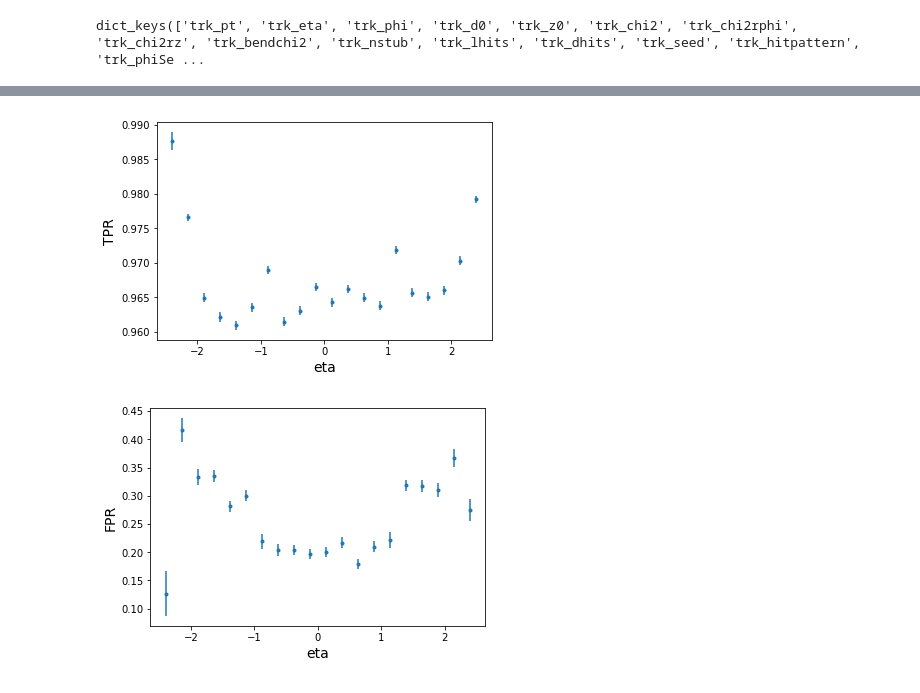
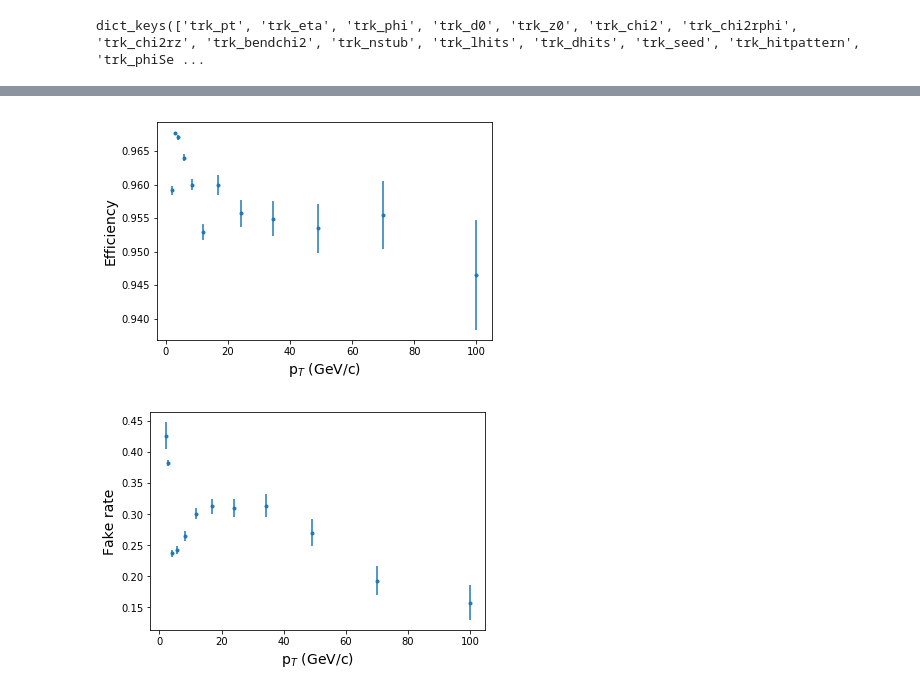
Before and after one commit to cgsavard/ML_for_CMS_particle_quality, a Jupyter notebook: tq_NN.ipynb, the cells around one changed output, grey strips where cells are left out. Saved outputs shown, nothing was run; the diff lists cells and outputs as text; code cells hidden in the pictures.

```diff
--- a/tq_NN.ipynb
+++ b/tq_NN.ipynb
@@ -188,14 +101,16 @@ for i in range(len(eta_bins)):
-# %%
-plt.errorbar(eta_bins,tpr_eta,yerr=tpr_eta_err,linestyle='None',fmt='.')
-plt.xlabel('eta',fontsize=14)
-plt.ylabel('TPR',fontsize=14)
-plt.show()
-# %% [output]
-[figure, removed]
-# %%
-plt.errorbar(eta_bins,fpr_eta,yerr=fpr_eta_err,linestyle='None',fmt='.')
-plt.xlabel('eta',fontsize=14)
-plt.ylabel('FPR',fontsize=14)
-plt.show()
-# %% [output]
-[figure, removed]
+# %%
+# Create efficiency/fake rate vs. pt
+pt, eff, faker, err_eff, err_faker = get_eff_faker_vs_feat('pt',features,X_test,y_test,clf_NN)
+
+plt.errorbar(pt,eff,yerr=err_eff,linestyle='None',fmt='.')
+plt.xlabel('p$_{T}$ (GeV/c)',fontsize=14)
+plt.ylabel('Efficiency',fontsize=14)
+plt.show()
+
+plt.errorbar(pt,faker,yerr=err_faker,linestyle='None',fmt='.')
+plt.xlabel('p$_{T}$ (GeV/c)',fontsize=14)
+plt.ylabel('Fake rate',fontsize=14)
+plt.show()
+# %% [output]
+[figure, added]
+[figure, added]
```
Also changed, not shown: parts of 21 cells of this notebook, 1 other file.
